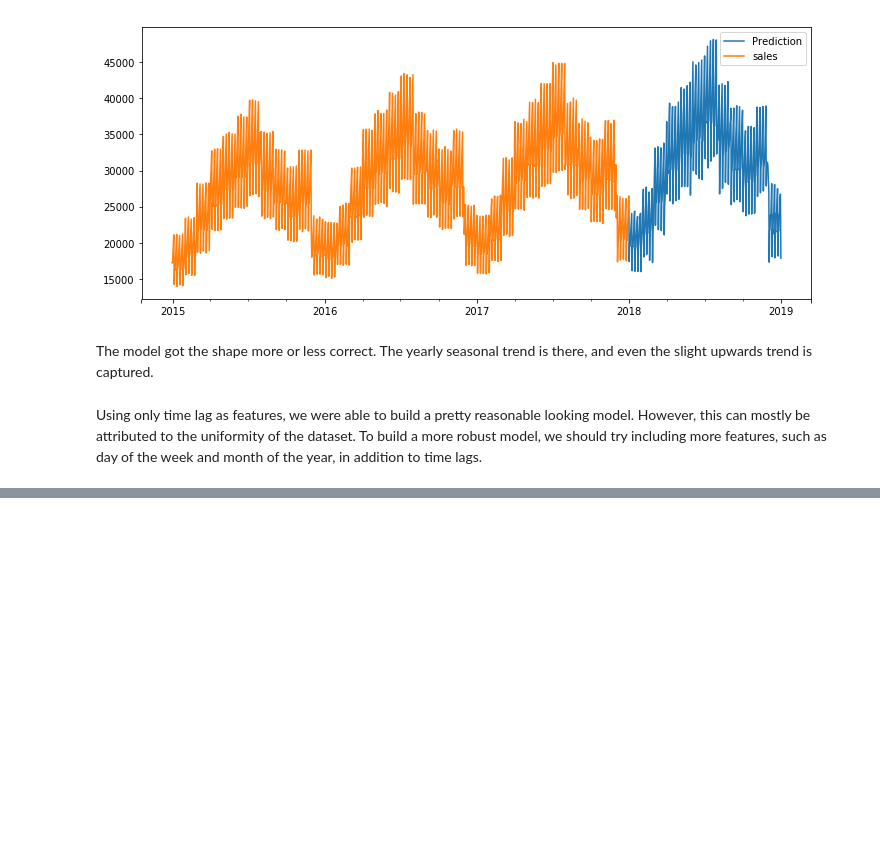
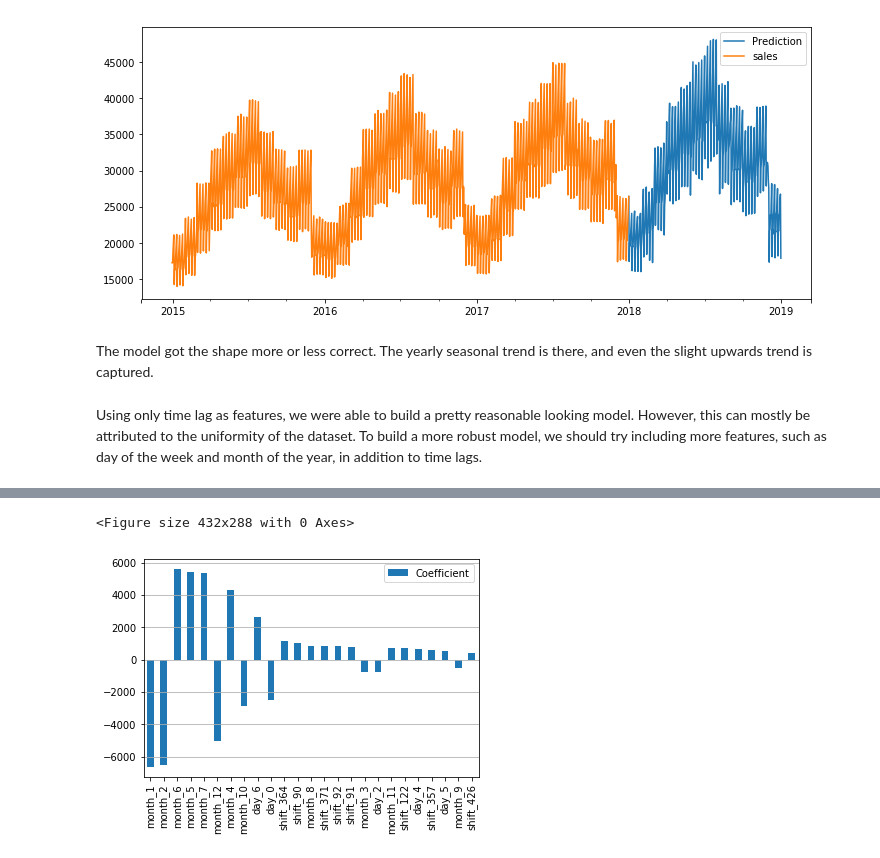
Before and after one commit to cmckeag/Kaggle-Store, a Jupyter notebook: py/pub.ipynb, the cells around one changed output, grey strips where cells are left out. Saved outputs shown, nothing was run; the diff lists cells and outputs as text; code cells hidden in the pictures; blank space fills up the shorter version.

```diff
--- a/py/pub.ipynb
+++ b/py/pub.ipynb
@@ -314,0 +324,11 @@ total.plot.line(figsize = (12,5))
+# %%
+coefs = pd.DataFrame(data = full_model.coef_[0], index = x_train.columns, columns = ['Coefficient'])
+coefs['absolute'] = abs(coefs['Coefficient'])
+coefs = coefs.sort_values(by = 'absolute', ascending = False).drop('absolute', axis=1)
+# %%
+plt.figure()
+coefs.head(25).plot.bar()
+plt.grid(True, axis='y')
+# %% [output]
+<Figure size 432x288 with 0 Axes>
+[figure, added]
```
Also changed, not shown: parts of 26 cells of this notebook.
